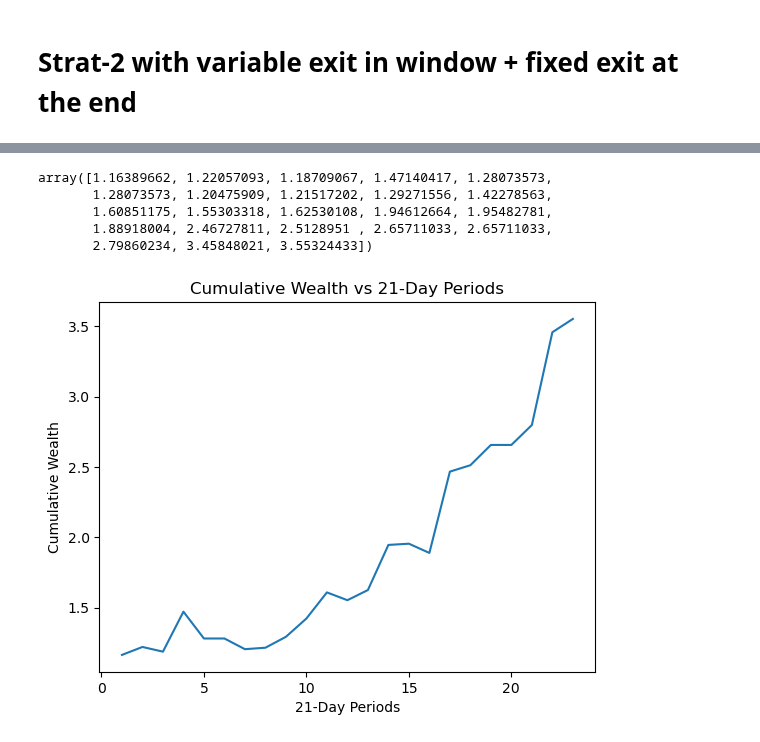
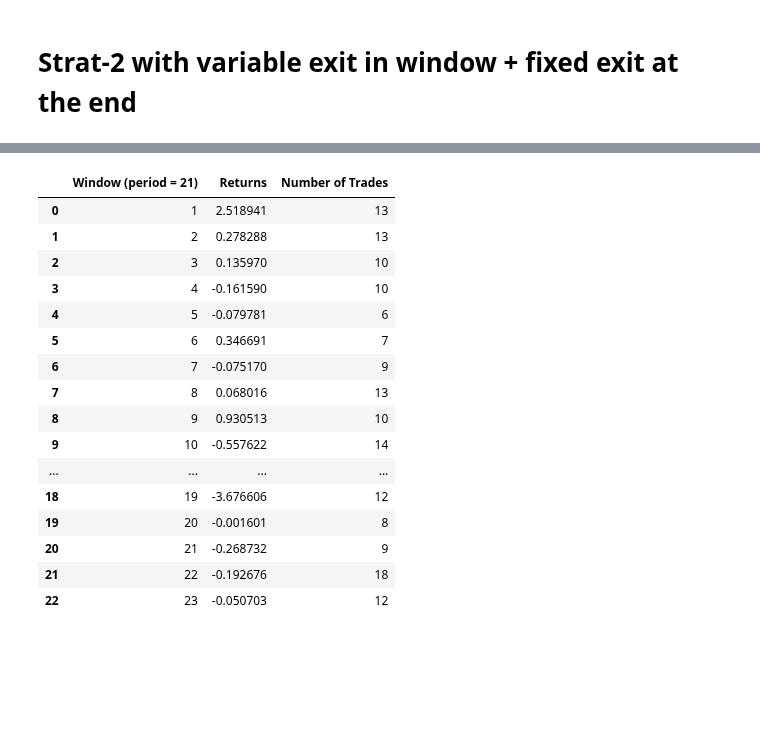
Before and after one commit to vedant2423/data-analysis-with-technical-indicators, a Jupyter notebook: Pair Trading final/notebooks/MACD + rsi strat.ipynb, the cells around one changed output, grey strips where cells are left out. Saved outputs shown, nothing was run; the diff lists cells and outputs as text; code cells hidden in the pictures; blank space fills up the shorter version.

```diff
--- a/Pair Trading final/notebooks/MACD + rsi strat.ipynb
+++ b/Pair Trading final/notebooks/MACD + rsi strat.ipynb
@@ -221,3 +324,2 @@ def get_returns_2(groups,master_macd,master_rsi,prices,period) :
 # %%
-returns = get_returns_2(groups,master_macd,master_rsi,prices,trading_window)
-returns
+returns,num_trades = get_returns_2(groups,master_macd,master_rsi,prices,trading_window)
@@ -242,25 +326,27 @@ returns
-# %%
-returns = np.array(returns)
-cumulative_wealth = (1+returns).cumprod()
-cumulative_wealth
-# %% [output]
-array([1.16389662, 1.22057093, 1.18709067, 1.47140417, 1.28073573,
-       1.28073573, 1.20475909, 1.21517202, 1.29271556, 1.42278563,
-       1.60851175, 1.55303318, 1.62530108, 1.94612664, 1.95482781,
-       1.88918004, 2.46727811, 2.5128951 , 2.65711033, 2.65711033,
-       2.79860234, 3.45848021, 3.55324433])
-# %%
-periods = []
-for i in range(len(returns)):
-    periods.append(i+1)
-
-weeks = np.array(periods)
-cumulative_returns = np.array(cumulative_wealth)
-# %%
-plt.plot(periods,cumulative_wealth)
-plt.xlabel(f'{trading_window}-Day Periods')
-plt.ylabel('Cumulative Wealth')
-plt.title(f'Cumulative Wealth vs {trading_window}-Day Periods')
-plt.show()
-# %% [output]
-[figure, removed]
+# %%
+tradesheet2 = pd.DataFrame()
+tradesheet2['Returns'] = returns
+tradesheet2['Number of Trades'] = num_trades
+windows = []
+for i in range(len(returns)):
+    windows.append(i+1)
+tradesheet2.insert(0,f'Window (period = {trading_window})',windows)
+tradesheet2
+# %% [output]
+|  | Window (period = 21) | Returns | Number of Trades |
+| 0 | 1 | 2.518941 | 13 |
+| 1 | 2 | 0.278288 | 13 |
+| 2 | 3 | 0.135970 | 10 |
+| 3 | 4 | -0.161590 | 10 |
+| 4 | 5 | -0.079781 | 6 |
+| 5 | 6 | 0.346691 | 7 |
+| 6 | 7 | -0.075170 | 9 |
+| 7 | 8 | 0.068016 | 13 |
+| 8 | 9 | 0.930513 | 10 |
+| 9 | 10 | -0.557622 | 14 |
+| ... | ... | ... | ... |
+| 18 | 19 | -3.676606 | 12 |
+| 19 | 20 | -0.001601 | 8 |
+| 20 | 21 | -0.268732 | 9 |
+| 21 | 22 | -0.192676 | 18 |
+| 22 | 23 | -0.050703 | 12 |
```
Also changed, not shown: parts of 18 cells of this notebook, 1 other file.
